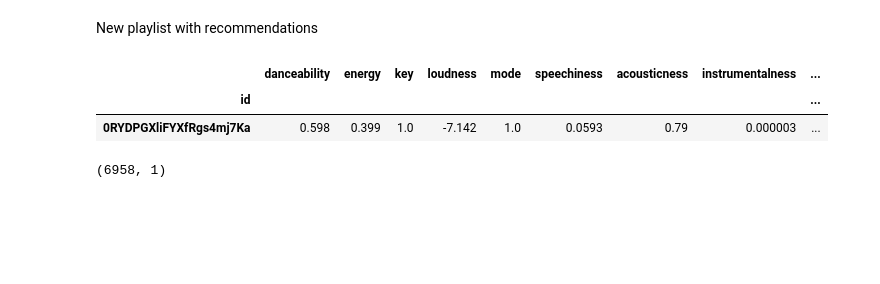
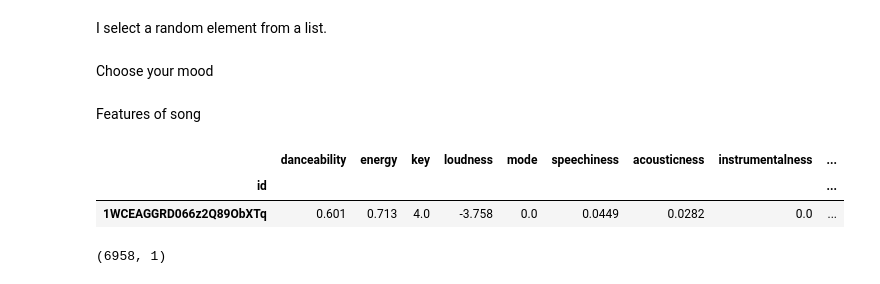
Before and after one commit to a-fp/Final_Project, a Jupyter notebook: Recommender.ipynb, the cells around one changed output. Drawn from its saved outputs; the diff is of its cells as text; code cells hidden in the pictures; blank space fills up the shorter version.

```diff
--- a/Recommender.ipynb
+++ b/Recommender.ipynb
@@ -95,3 +101,5 @@ def all_playlist_features():
         total=[df_features, features]
         df_features=pd.concat(total)
     return df_features
+# %% [markdown]
+I select a random element from a list.
@@ -98,16 +109,57 @@ def all_playlist_features():
+# %% [markdown]
+Choose your mood
+# %%
+enter = input("What rhythm do you want today? Please choose from: 'Happy', 'Booster', 'Sad', 'Relax', 'Motivation', 'Energy','Dancing', 'Drive', 'Mix' or create your own playlist by setting 'Own' :  ")
+ok= ['Happy', 'Booster', 'Sad', 'Relax', 'Motivation', 'Energy','Dancing', 'Drive', 'Mix','Own']
+feeling=process.extractOne(enter, ok, score_cutoff=80)[0]
+
+if feeling == 'Own':
+    artist=input("artist:  ")
+    track=input("track:  ")
+    track_id = sp.search(q='artist:' + artist + ' track:' + track, type='track')
+    ID = pd.DataFrame([track_id['tracks']['items'][0]['id']])
+    ID=ID.iloc[0][0]
+elif feeling == 'Happy':
+    songs = get_id_songs('37i9dQZF1DXdPec7aLTmlC')
+    ID = selectRandom(songs)
+elif feeling == 'Booster':
+    songs = get_id_songs('37i9dQZF1DX3rxVfibe1L0')
+    ID = selectRandom(songs)
+elif feeling == 'Sad':
+    songs = get_id_songs('37i9dQZF1DWZqdNJSufucb')
+    ID = selectRandom(songs)
+elif feeling == 'Relax':
+    songs = get_id_songs('37i9dQZF1DWVIzZt2GAU4X')
+    ID = selectRandom(songs)
+elif feeling == 'Motivation':
+    songs = get_id_songs('37i9dQZF1DXdxcBWuJkbcy')
+    ID = selectRandom(songs)
+elif feeling == 'Energy':
+    songs = get_id_songs('37i9dQZF1DWYp5sAHdz27Y')
+    ID = selectRandom(songs)
+elif feeling == 'Mix':
+    songs = get_id_songs('37i9dQZEVXcOx8nqzmzXjg')
+    ID = selectRandom(songs)
+elif feeling == 'Dancing':
+    songs = get_id_songs('37i9dQZF1DWSX4baQVDQut')
+    ID = selectRandom(songs)
+elif feeling == 'Drive':
+    songs = get_id_songs('37i9dQZF1DX9wC1KY45plY')
+    ID = selectRandom(songs)
+else:
+    feeling = input("Please choose between: 'Happy', 'Booster', 'Sad', 'Relax', 'Motivation', 'Energy','Dancing', 'Drive', 'Mix' or create your own playlist by setting 'Own' :  ")
 # %% [markdown]
-New playlist with recommendations
+Features of song
 # %%
-playlist='2VSX8asoMmFJkOfybpgLsz'
-df_features= playlist_features(playlist)
+df_features= song_features(ID)
 df_features.drop(['type','uri','track_href','analysis_url','duration_ms'], axis = 'columns', inplace=True)
 df_features.set_index('id', inplace = True)
 df_features=df_features.astype('float64')
 df_features
 # %% [output]
 |  | danceability | energy | key | loudness | mode | speechiness | acousticness | instrumentalness | ... |
 | id |  |  |  |  |  |  |  |  | ... |
-| 0RYDPGXliFYXfRgs4mj7Ka | 0.598 | 0.399 | 1.0 | -7.142 | 1.0 | 0.0593 | 0.79 | 0.000003 | ... |
+| 1WCEAGGRD066z2Q89ObXTq | 0.601 | 0.713 | 4.0 | -3.758 | 0.0 | 0.0449 | 0.0282 | 0.0 | ... |
 # %%
 data_songs=pd.read_csv('datasets/data_songs_clean.csv').set_index('id', drop=True)
 # %%
```
Also changed, not shown: parts of 24 cells of this notebook, 2 other files.
